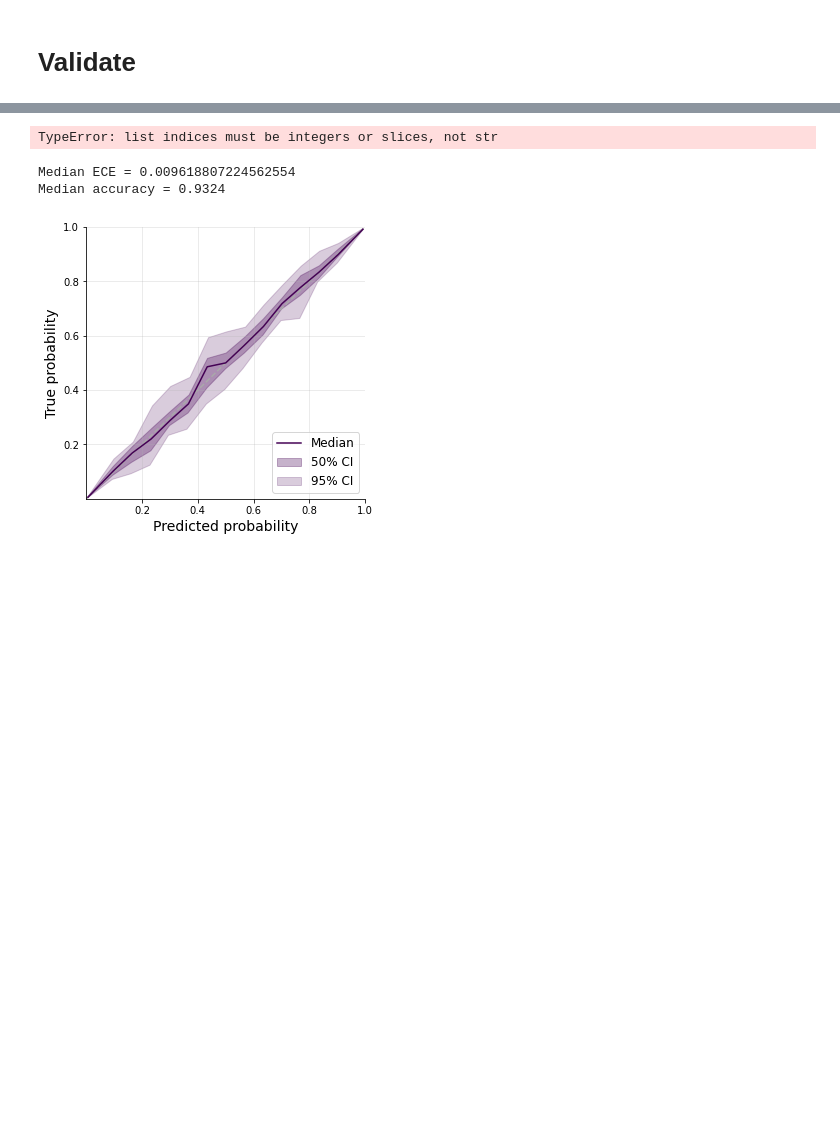
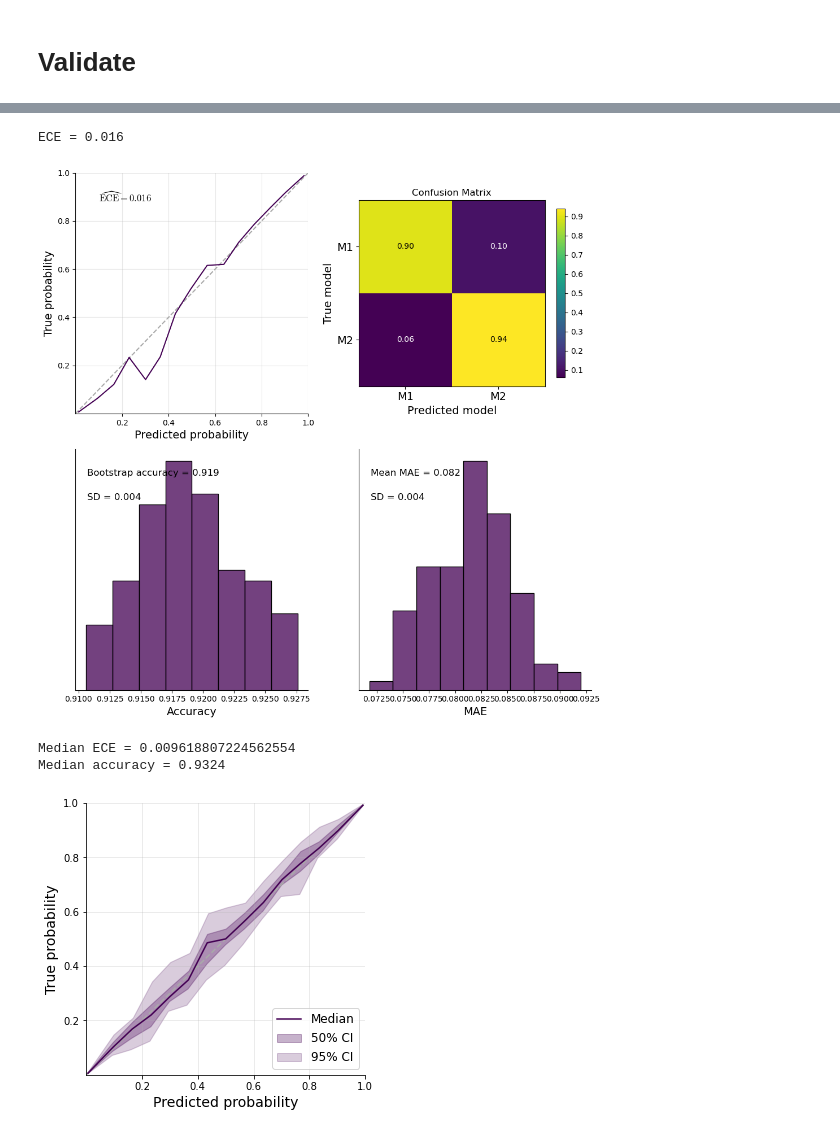
Before and after one commit to bayesflow-org/Hierarchical-Model-Comparison, a Jupyter notebook: notebooks/02_bridge_sampling_comparison/non_nested_models/train_validate_network.ipynb, the cells around one changed output, grey strips where cells are left out. Saved outputs shown, nothing was run; the diff lists cells and outputs as text; code cells hidden in the pictures; blank space fills up the shorter version.

```diff
--- a/notebooks/02_bridge_sampling_comparison/non_nested_models/train_validate_network.ipynb
+++ b/notebooks/02_bridge_sampling_comparison/non_nested_models/train_validate_network.ipynb
@@ -42,6 +44,13 @@ amortizer = bf.amortizers.AmortizedModelComparison(probability_net, summary_net)
 # Training steps
 epochs = 30
 iterations_per_epoch = 1000
+
+# Optimizer
+initial_lr = 0.00005 # smaller than default!
+schedule = tf.keras.optimizers.schedules.CosineDecay(
+    initial_lr, iterations_per_epoch * epochs, name="lr_decay"
+)
+optimizer = tf.keras.optimizers.Adam(schedule)
 
 # Checkpoint path for loading pretrained network and saving the final network
 checkpoint_path = 'C:/Users/lasse/OneDrive/Ph.D/Projekte/hierarchical_model_comparison/checkpoints/02_bridge_sampling_comparison/non_nested_models'
@@ -49,6 +58,6 @@ checkpoint_path = 'C:/Users/lasse/OneDrive/Ph.D/Projekte/hierarchical_model_comp
 trainer = bf.trainers.Trainer(
     amortizer=amortizer,
     generative_model=meta_model,
-    checkpoint_path=checkpoint_path,
-    memory=False)
+    checkpoint_path=checkpoint_path
+    )
 # %% [output]
@@ -61,5 +70,9 @@ INFO:root:Done.
 # %%
 training_time_start = perf_counter()
 losses = trainer.train_online(
-    epochs=epochs, iterations_per_epoch=iterations_per_epoch, batch_size=32)
+    epochs=epochs,
+    iterations_per_epoch=iterations_per_epoch,
+    batch_size=32,
+    optimizer=optimizer
+    )
 training_time_stop = perf_counter()
@@ -91,5 +121,7 @@ NameError: name 'probability_net' is not defined
 # %%
 # Test performance
-perf_tester(inference_net, summary_net, sim_data, n_cal_bins=15)
+val_data = trainer.configurator(meta_model(5000))
+perf_tester(probability_net, summary_net, val_data, n_cal_bins=15)
 # %% [output]
-TypeError: list indices must be integers or slices, not str
+ECE = 0.016
+[figure, added]
```
Also changed, not shown: parts of 13 cells of this notebook, 2 other files.
